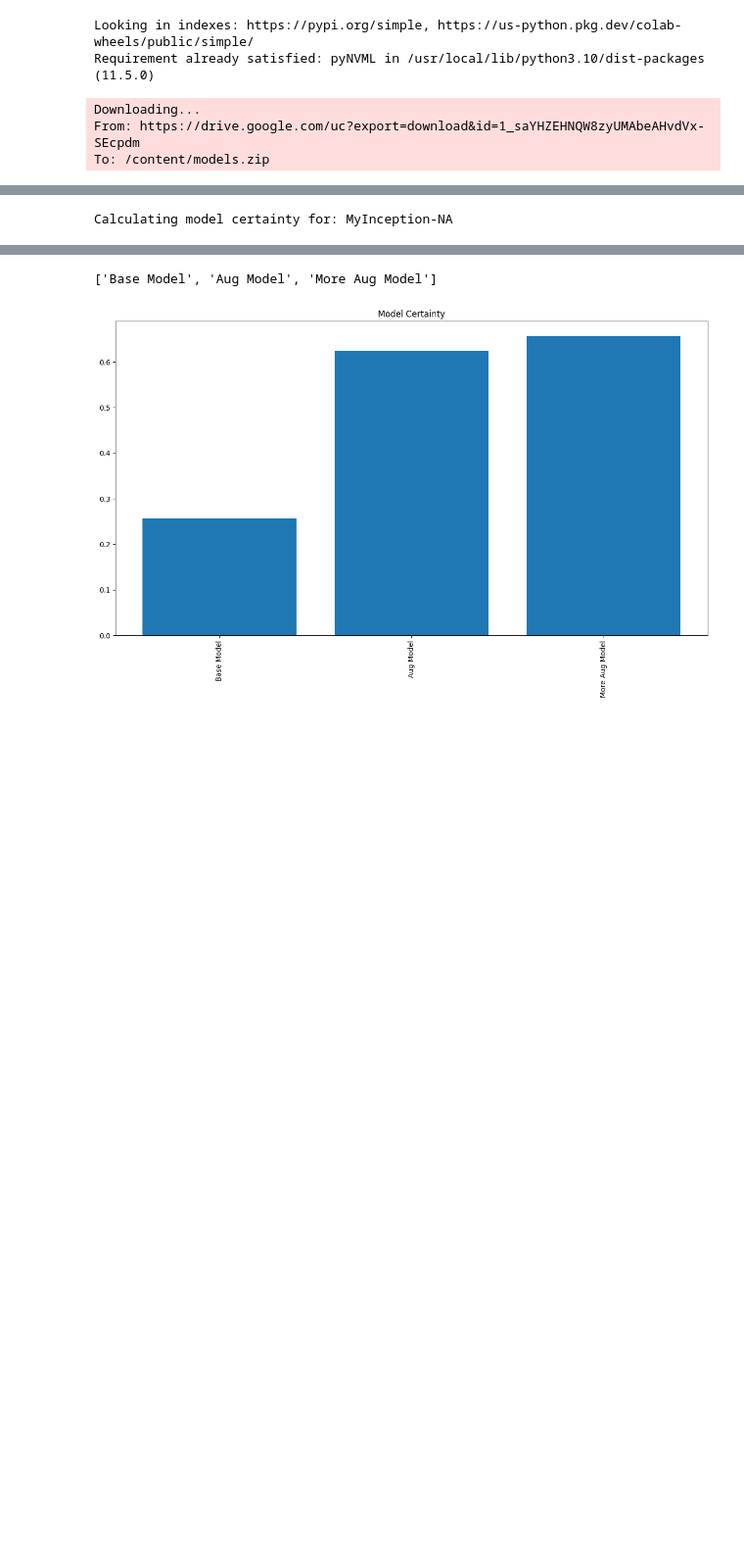
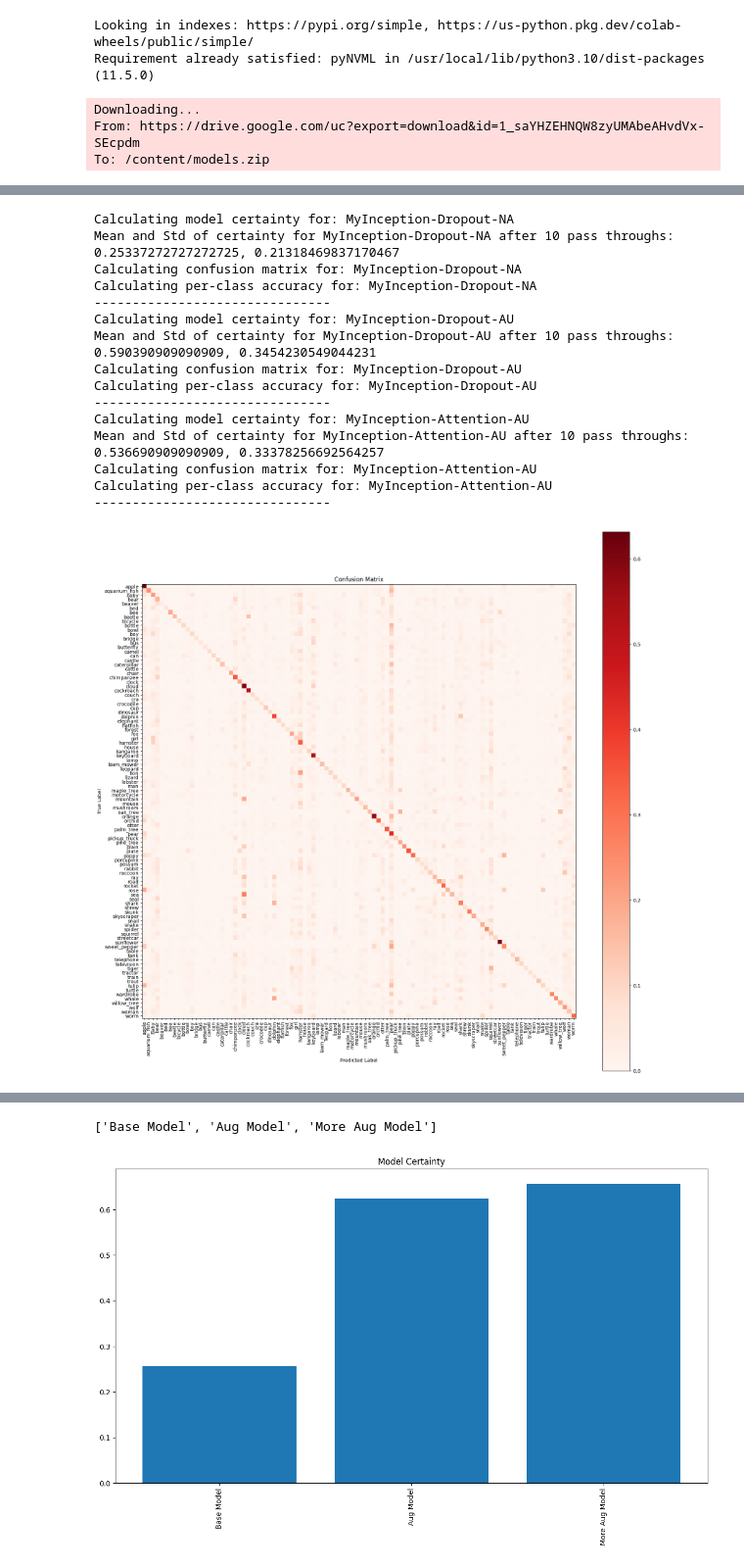
Before and after one commit to Xeena2812/onallo-labor, a Jupyter notebook: onlab/main.ipynb, the cells around one changed output, grey strips where cells are left out. Shown at 98% size. Drawn from its saved outputs; the diff is of its cells as text; code cells hidden in the pictures; blank space fills up the shorter version.

Commit message:
some models evaluated

```diff
--- a/onlab/main.ipynb
+++ b/onlab/main.ipynb
@@ -206,6 +230,7 @@ def evaluate_certainty(model, n_transforms=10):
     return overall_certainty, certainty_std
 # %%
 from sklearn.metrics import confusion_matrix
+import os
 
 def plot_confusion_matrix(model, n_transforms=10):
     print('Calculating confusion matrix for:', model.name)
@@ -236,8 +261,15 @@ def plot_confusion_matrix(model, n_transforms=10):
             xlabel='Predicted Label')
     ax.set_xticks(np.arange(100), labels, rotation='vertical')
 
-    plt.savefig(f'plots/{model.name}/conf-{n_transforms}-iters.png')
+    try:
+        os.mkdir(f'./plots/{model.name}')
+    except:
+        pass
+
+    plt.savefig(f'./plots/{model.name}/conf-{n_transforms}-iters.png')
 # %%
+import os
+
 def calculate_per_class_accuracy(model, n_transforms=10):
     print('Calculating per-class accuracy for:', model.name)
 
@@ -269,13 +301,14 @@ def calculate_per_class_accuracy(model, n_transforms=10):
     ax.set_title("Per-class Accuracy")
     ax.set_xticks(np.arange(100), labels, rotation='vertical')
 
-    plt.savefig(f'plots/{model.name}/per-class-acc-{n_transforms}-iters.png')
+    try:
+        os.mkdir(f'./plots/{model.name}')
+    except:
+        pass
+
+    plt.savefig(f'./plots/{model.name}/per-class-acc-{n_transforms}-iters.png')
 
     fig.show()
-# %%
-all_models = [myinception_na, myinception_au, myinception_ma, myInception_dropout_na, myInception_dropout_au,
-              myInception_attention_au, inceptionV3_na_1, inceptionV3_na_2, inceptionV3_na, inceptionV3_au_1,
-              inceptionV3_au_2, inceptionV3_ma]
 # %%
 import gc
 gc.collect()
@@ -284,25 +317,46 @@ gc.collect()
 # %%
 import gc
+import os
 
 all_model_certainties = []
+
+try:
+    os.mkdir(f'./plots')
+except:
+    pass
 
 for model in all_models:
     n_transforms = 10
     cert_mean, cert_std = evaluate_certainty(model, n_transforms)
 
     all_model_certainties.append(cert_mean)
 
     print(f'Mean and Std of certainty for {model.name} after {n_transforms} pass throughs: {cert_mean}, {cert_std}')
-    print('-------------------------------')
 
     gc.collect()
 
     plot_confusion_matrix(model, n_transforms)
 
     gc.collect()
 
     calculate_per_class_accuracy(model, n_transforms)
 
+    print('-------------------------------')
     gc.collect()
 # %% [output]
-Calculating model certainty for: MyInception-NA
+Calculating model certainty for: MyInception-Dropout-NA
+Mean and Std of certainty for MyInception-Dropout-NA after 10 pass throughs: 0.25337272727272725, 0.21318469837170467
+Calculating confusion matrix for: MyInception-Dropout-NA
+Calculating per-class accuracy for: MyInception-Dropout-NA
+-------------------------------
+Calculating model certainty for: MyInception-Dropout-AU
+Mean and Std of certainty for MyInception-Dropout-AU after 10 pass throughs: 0.590390909090909, 0.3454230549044231
+Calculating confusion matrix for: MyInception-Dropout-AU
+Calculating per-class accuracy for: MyInception-Dropout-AU
+-------------------------------
+Calculating model certainty for: MyInception-Attention-AU
+Mean and Std of certainty for MyInception-Attention-AU after 10 pass throughs: 0.536690909090909, 0.33378256692564257
+Calculating confusion matrix for: MyInception-Attention-AU
+Calculating per-class accuracy for: MyInception-Attention-AU
+-------------------------------
+[figure, added]
```
Also changed, not shown: parts of 7 cells of this notebook.
